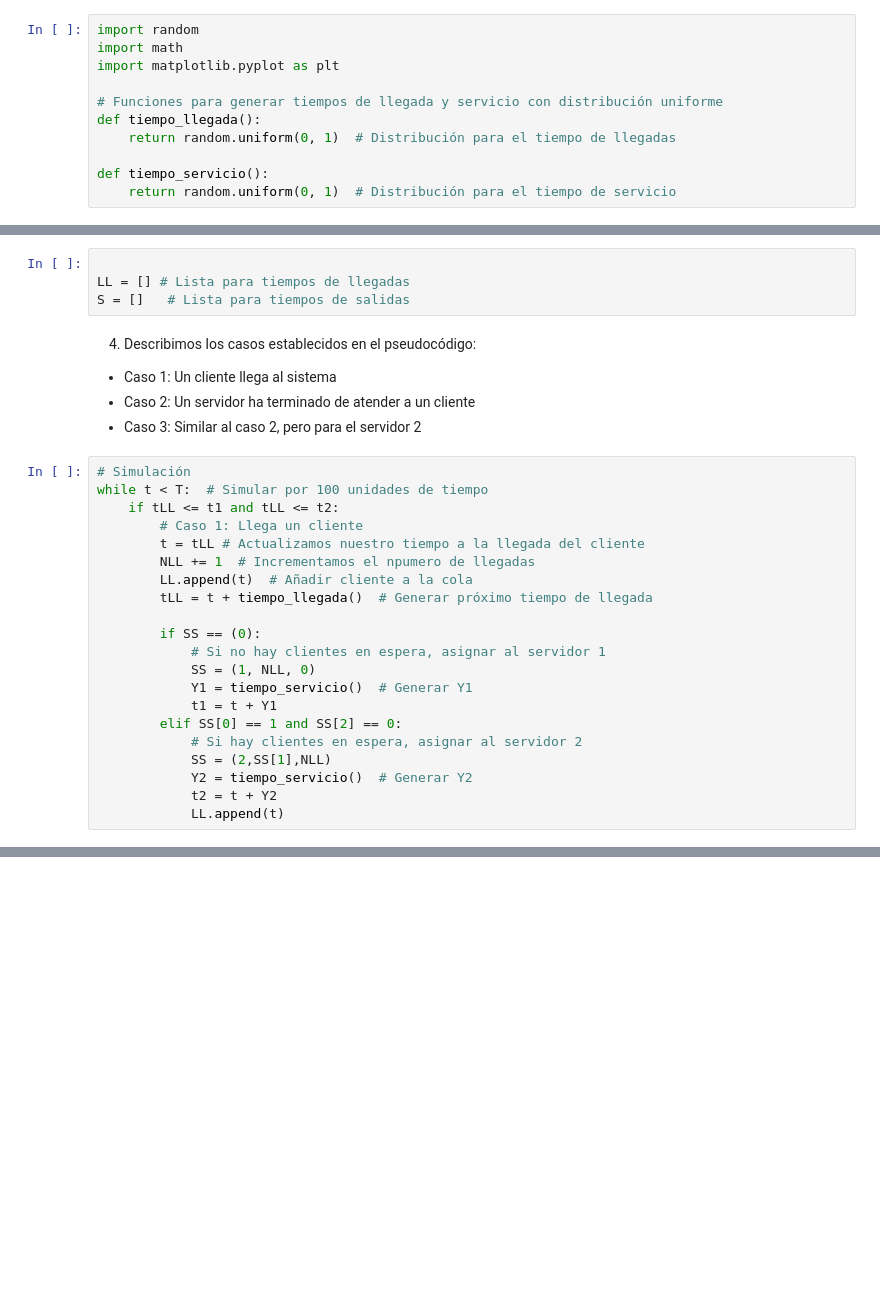
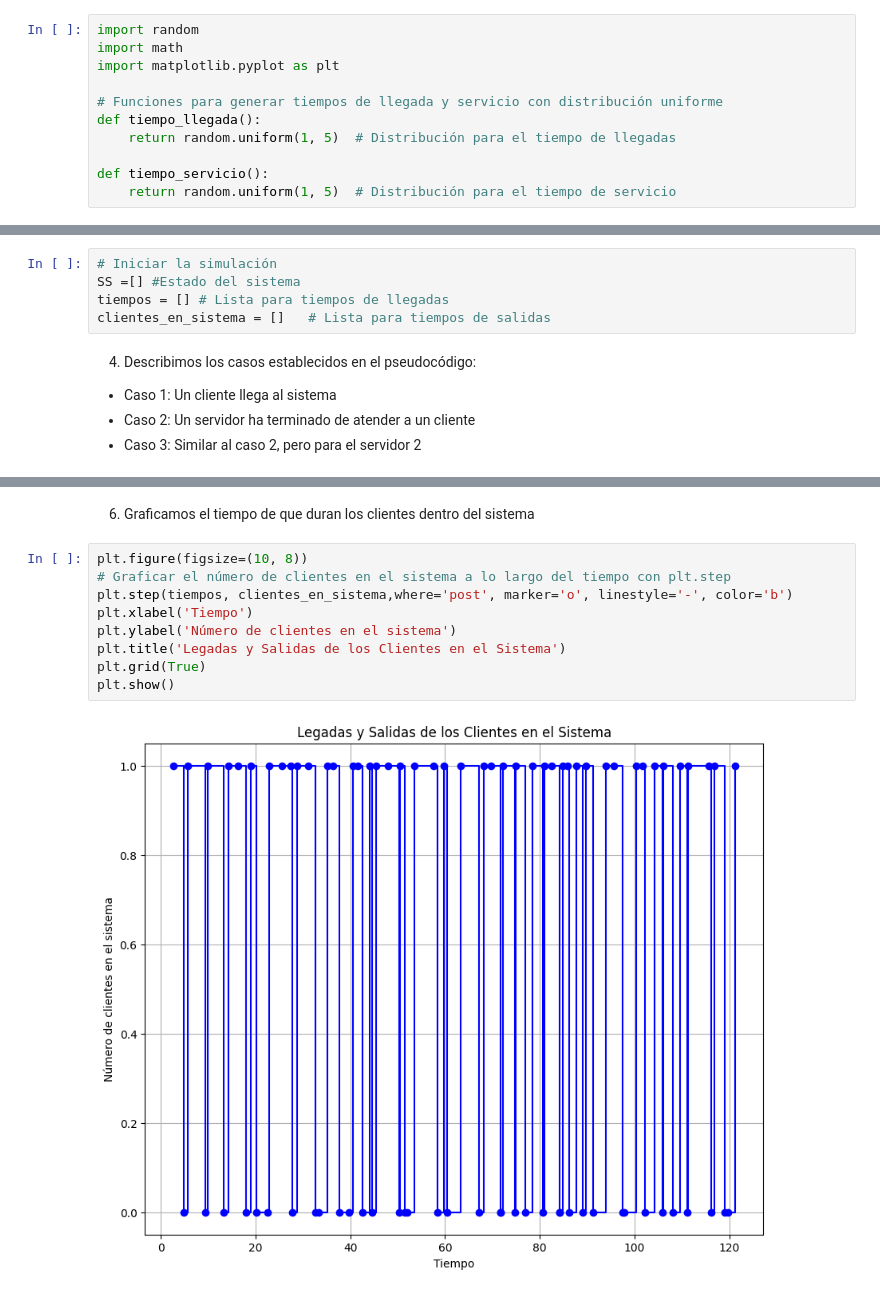
Before and after one commit to MaricelaMH/SIMULACION-II, a Jupyter notebook: Cola_dos_servidores_paralelo.ipynb, the cells around one changed output, grey strips where cells are left out. Drawn from its saved outputs; the diff is of its cells as text; blank space fills up the shorter version.

```diff
--- a/Cola_dos_servidores_paralelo.ipynb
+++ b/Cola_dos_servidores_paralelo.ipynb
@@ -37,10 +37,10 @@ import matplotlib.pyplot as plt
 
 # Funciones para generar tiempos de llegada y servicio con distribución uniforme
 def tiempo_llegada():
-    return random.uniform(0, 1)  # Distribución para el tiempo de llegadas
+    return random.uniform(1, 5)  # Distribución para el tiempo de llegadas
 
 def tiempo_servicio():
-    return random.uniform(0, 1)  # Distribución para el tiempo de servicio
+    return random.uniform(1, 5)  # Distribución para el tiempo de servicio
 # %% [markdown]
 3. Inicializamos nuestras variables
 # %%
@@ -60,31 +58,11 @@ t2 = math.inf  # Servidor 2 vacío inicialmente
 # %%
-
-LL = [] # Lista para tiempos de llegadas
-S = []   # Lista para tiempos de salidas
+# Iniciar la simulación
+SS =[] #Estado del sistema
+tiempos = [] # Lista para tiempos de llegadas
+clientes_en_sistema = []   # Lista para tiempos de salidas
 # %% [markdown]
 4. Describimos los casos establecidos en el pseudocódigo:
 
 * Caso 1: Un cliente llega al sistema
 * Caso 2: Un servidor ha terminado de atender a un cliente
 * Caso 3: Similar al caso 2, pero para el servidor 2
-# %%
-# Simulación
-while t < T:  # Simular por 100 unidades de tiempo
-    if tLL <= t1 and tLL <= t2:
-        # Caso 1: Llega un cliente
-        t = tLL # Actualizamos nuestro tiempo a la llegada del cliente
-        NLL += 1  # Incrementamos el npumero de llegadas
-        LL.append(t)  # Añadir cliente a la cola
-        tLL = t + tiempo_llegada()  # Generar próximo tiempo de llegada
-
-        if SS == (0):
-            # Si no hay clientes en espera, asignar al servidor 1
-            SS = (1, NLL, 0)
-            Y1 = tiempo_servicio()  # Generar Y1
-            t1 = t + Y1
-        elif SS[0] == 1 and SS[2] == 0:
-            # Si hay clientes en espera, asignar al servidor 2
-            SS = (2,SS[1],NLL)
-            Y2 = tiempo_servicio()  # Generar Y2
-            t2 = t + Y2
-            LL.append(t)
@@ -96,0 +130,13 @@ print(f"Clientes atendidos por el servidor 2: {C2}")
+# %% [markdown]
+6. Graficamos el tiempo de que duran los clientes dentro del sistema
+# %%
+plt.figure(figsize=(10, 8))
+# Graficar el número de clientes en el sistema a lo largo del tiempo con plt.step
+plt.step(tiempos, clientes_en_sistema,where='post', marker='o', linestyle='-', color='b')
+plt.xlabel('Tiempo')
+plt.ylabel('Número de clientes en el sistema')
+plt.title('Legadas y Salidas de los Clientes en el Sistema')
+plt.grid(True)
+plt.show()
+# %% [output]
+[figure, added]
```
Also changed, not shown: parts of 6 cells of this notebook.
